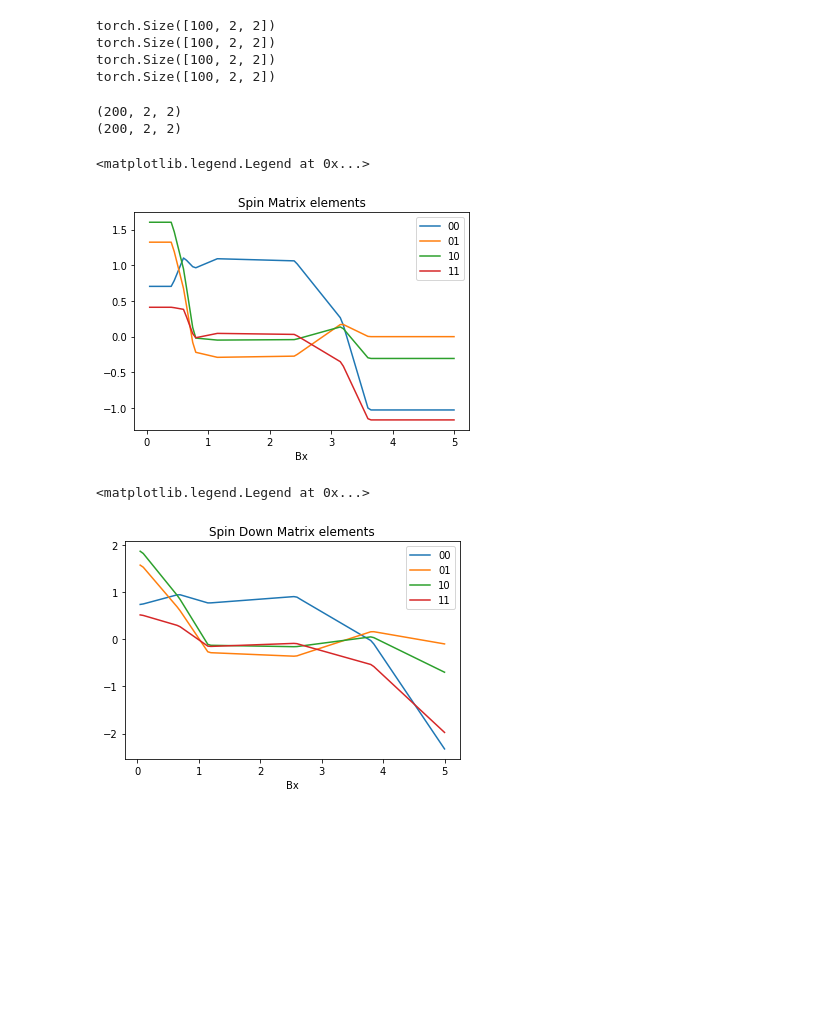
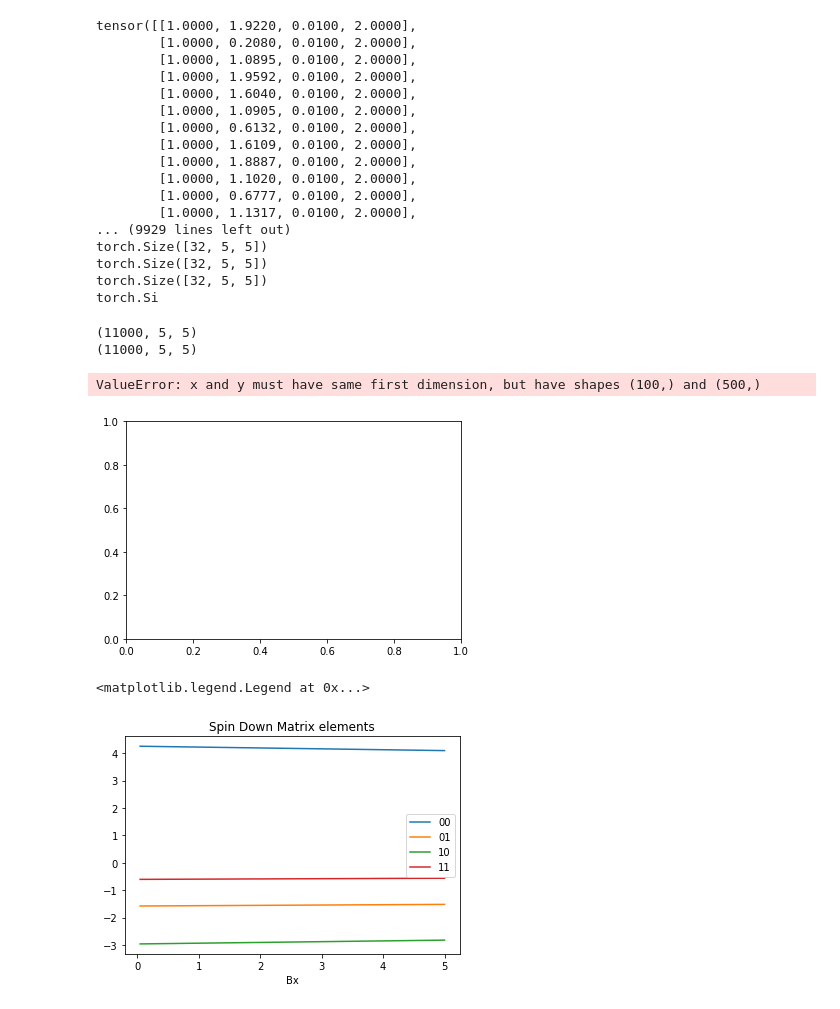
Before and after one commit to szaman19/MPSML, a Jupyter notebook: code/mps/MPS_Generator.ipynb, the cells around one changed output. Cells and saved outputs as stored; diff of their text form; code cells hidden in the pictures; blank space fills up the shorter version.

```diff
--- a/code/mps/MPS_Generator.ipynb
+++ b/code/mps/MPS_Generator.ipynb
@@ -157,5 +178,5 @@ val_10 = next(iter(test_loader))
 # %%
-val_data = [(val_6,6),(val_2,2),(val_4,4),(val_7,7), (val_10,10)]
+val_data = [(val_6,6),(val_2,2),(val_4,4),(val_7,7)]#, (val_10,10)]
 loss_func = nn.MSELoss()
 for data, size in val_data:
     with torch.no_grad():
@@ -320,7 +340,7 @@ def get_model(mps_size):
     model.load_state_dict(torch.load(PATH, map_location=device))
     return model
 # %%
-model = get_model(2)
+#model = get_model(2)
 
 with torch.no_grad():
     encoded_spin_up = []
@@ -355,8 +375,26 @@ with torch.no_grad():
         print(spin_down.squeeze().shape)
         encoded_spin_up.append(spin_up.squeeze())
         encoded_spin_down.append(spin_down.squeeze())
+# %% [output]
+tensor([[1.0000, 1.9220, 0.0100, 2.0000],
+        [1.0000, 0.2080, 0.0100, 2.0000],
+        [1.0000, 1.0895, 0.0100, 2.0000],
+        [1.0000, 1.9592, 0.0100, 2.0000],
+        [1.0000, 1.6040, 0.0100, 2.0000],
+        [1.0000, 1.0905, 0.0100, 2.0000],
+        [1.0000, 0.6132, 0.0100, 2.0000],
+        [1.0000, 1.6109, 0.0100, 2.0000],
+        [1.0000, 1.8887, 0.0100, 2.0000],
+        [1.0000, 1.1020, 0.0100, 2.0000],
+        [1.0000, 0.6777, 0.0100, 2.0000],
+        [1.0000, 1.1317, 0.0100, 2.0000],
+... (9929 lines left out)
+torch.Size([32, 5, 5])
+torch.Size([32, 5, 5])
+torch.Size([32, 5, 5])
+torch.Si
 # %%
-model = get_model(2)
+#model = get_model(2)
 
 with torch.no_grad():
     encoded_spin_up = []
@@ -376,11 +414,6 @@ with torch.no_grad():
 #         print(spin_down.squeeze().shape)
         encoded_spin_up.append(spin_up.squeeze())
         encoded_spin_down.append(spin_down.squeeze())
-# %% [output]
-torch.Size([100, 2, 2])
-torch.Size([100, 2, 2])
-torch.Size([100, 2, 2])
-torch.Size([100, 2, 2])
 # %%
 data_up = encoded_spin_up[0].numpy()
 data_down = encoded_spin_down[0].numpy()
@@ -391,28 +424,28 @@ for i in range(1, len(encoded_spin_up)):
 print(data_up.shape)
 print(data_down.shape)
 # %% [output]
-(200, 2, 2)
-(200, 2, 2)
+(11000, 5, 5)
+(11000, 5, 5)
 # %%
-data_up = data_up.reshape((data_up.shape[0],4))
-data_down = data_down.reshape((data_up.shape[0],4))
+data_up = data_up.reshape((data_up.shape[0],25))
+data_down = data_down.reshape((data_up.shape[0],25))
 # %%
 np.savetxt("mps_2_up_matrix.csv", data_up, delimiter=",")
 np.savetxt("mps_2_down_matrix.csv", data_down, delimiter=",")
 # %%
 x = np.arange(1,101)
 x = x / (100) * 5
 
-plt.plot(x,data_up[0:100,0], label='00')
-plt.plot(x,data_up[0:100,1], label='01')
-plt.plot(x,data_up[0:100,2], label='10')
-plt.plot(x,data_up[0:100,3], label='11')
+plt.plot(x,data_up[0:500,0], label='00')
+plt.plot(x,data_up[0:500,1], label='01')
+plt.plot(x,data_up[0:500,2], label='10')
+plt.plot(x,data_up[0:500,3], label='11')
 plt.xlabel('Bx')
 plt.title('Spin Matrix elements')
 plt.legend()
 # %% [output]
-<matplotlib.legend.Legend at 0x...>
+ValueError: x and y must have same first dimension, but have shapes (100,) and (500,)
-[figure, old version]
+[figure, new version]
 # %%
 x = np.arange(1,101)
 x = x / (100) * 5
@@ -427,7 +460,7 @@ plt.title('Spin Down Matrix elements')
 plt.legend()
 # %% [output]
 <matplotlib.legend.Legend at 0x...>
-[figure, old version]
+[figure, new version]
 # %%
 x = np.arange(1,101)
 f, (ax1, ax2) = plt.subplots(1, 2, figsize=(17,6))
```
Also changed, not shown: parts of 14 cells of this notebook, 3 other files.
